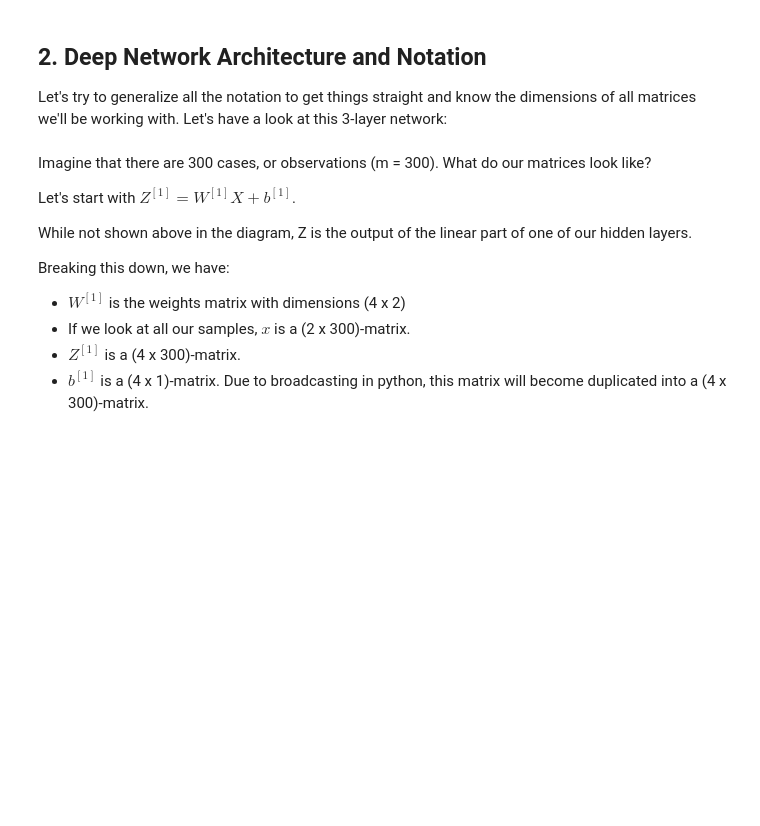
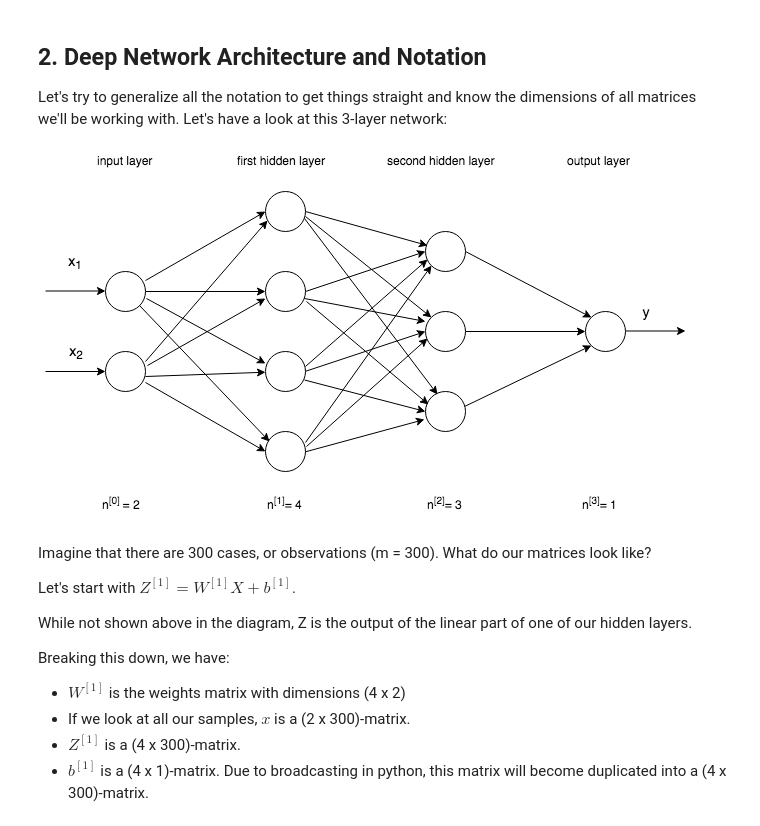
Before and after one commit to tzulungs/dsc-04-41-02-deep-networks-nyc-ds-career-012819, a Jupyter notebook: index.ipynb, the cells around one changed output. Cells and saved outputs as stored; diff of their text form; code cells hidden in the pictures; blank space fills up the shorter version.

```diff
--- a/index.ipynb
+++ b/index.ipynb
@@ -45,3 +43,8 @@ Let's try to generalize all the notation to get things straight and know the dim
+# %%
+from IPython.display import display, Image
+display(Image(filename='figures/Deeper_network_day2.png'))
+# %% [output]
+[figure, added]
 # %% [markdown]
 Imagine that there are 300 cases, or observations (m = 300). What do our matrices look like?
 
```
Also changed, not shown: parts of 1 cell of this notebook.
